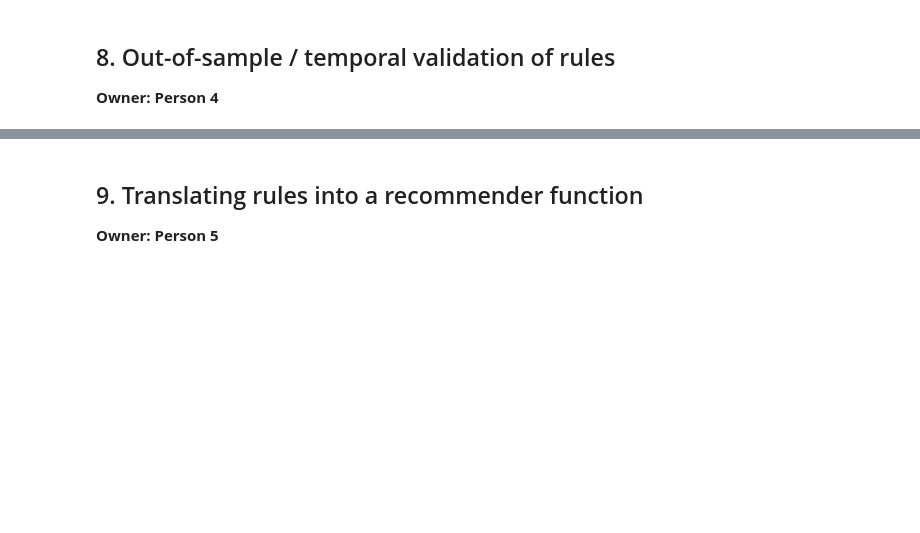
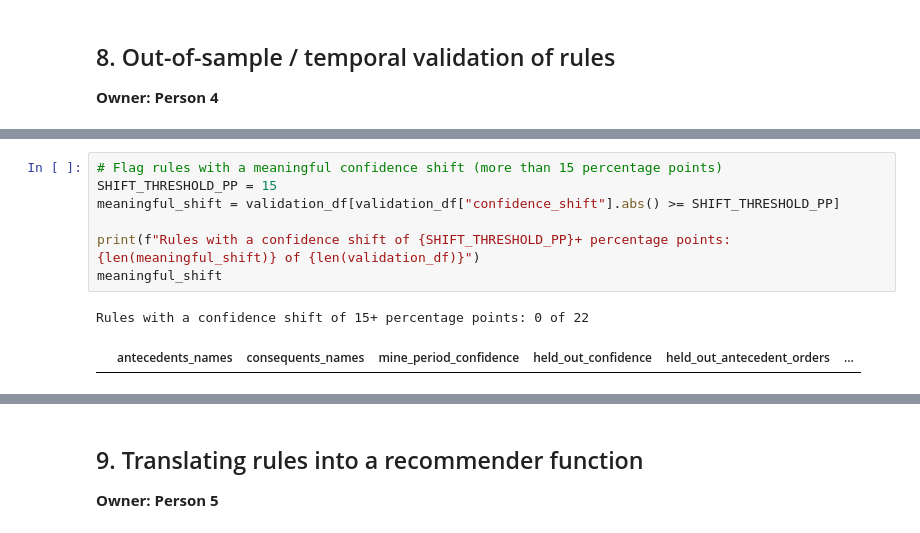
Before and after one commit to tanuiivy/bbt4106-202604-D4-association-rules, a Jupyter notebook: lab_submission/bbt4106-202604-D4-association-rules.ipynb, the cells around one changed output, grey strips where cells are left out. Cells and saved outputs as stored; diff of their text form; blank space fills up the shorter version.

```diff
--- a/lab_submission/bbt4106-202604-D4-association-rules.ipynb
+++ b/lab_submission/bbt4106-202604-D4-association-rules.ipynb
@@ -813,0 +1004,10 @@ Across both redundancy checks combined with the threshold step, the pipeline wen
+# %%
+# Flag rules with a meaningful confidence shift (more than 15 percentage points)
+SHIFT_THRESHOLD_PP = 15
+meaningful_shift = validation_df[validation_df["confidence_shift"].abs() >= SHIFT_THRESHOLD_PP]
+
+print(f"Rules with a confidence shift of {SHIFT_THRESHOLD_PP}+ percentage points: {len(meaningful_shift)} of {len(validation_df)}")
+meaningful_shift
+# %% [output]
+Rules with a confidence shift of 15+ percentage points: 0 of 22
+|  | antecedents_names | consequents_names | mine_period_confidence | held_out_confidence | held_out_antecedent_orders | ... |
```
Also changed, not shown: parts of 9 cells of this notebook.
